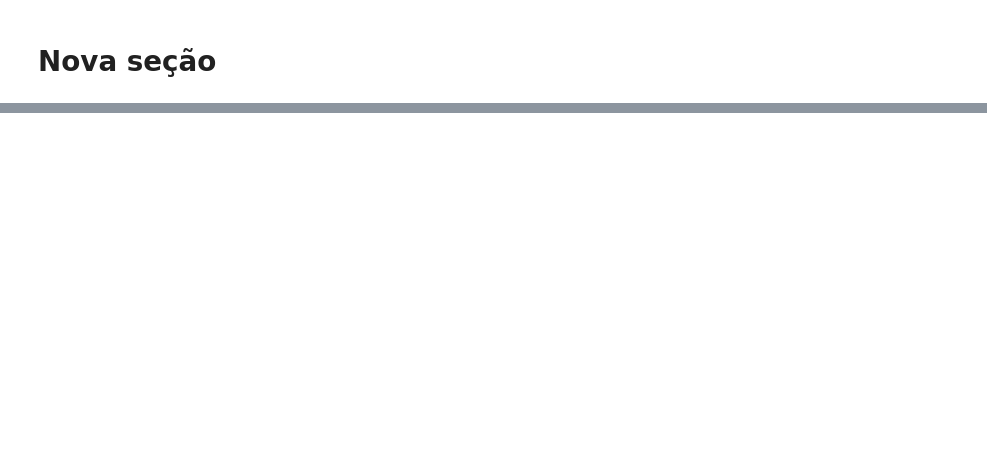
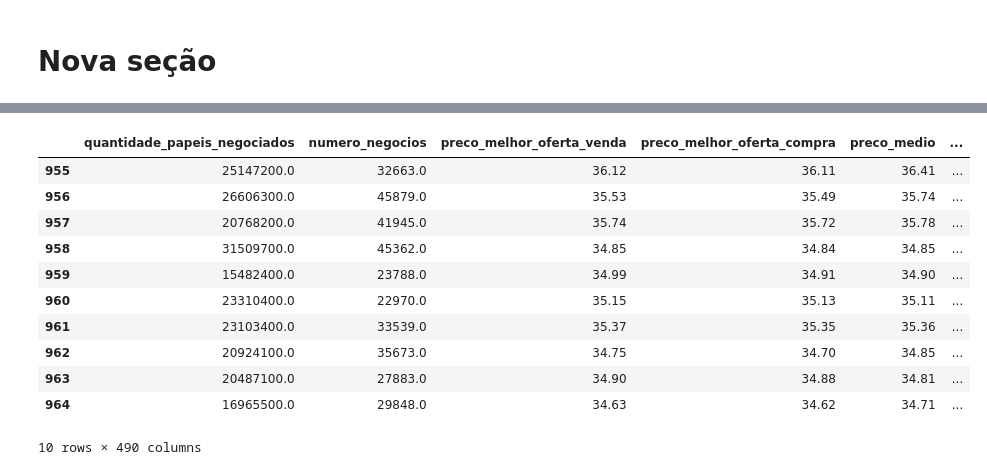
Before and after one commit to MatheusHenriqueDaSilva/data_science, a Jupyter notebook: Untitled11.ipynb, the cells around one changed output, grey strips where cells are left out. Cells and saved outputs as stored; diff of their text form; code cells hidden in the pictures; blank space fills up the shorter version.

```diff
--- a/Untitled11.ipynb
+++ b/Untitled11.ipynb
@@ -157,2 +163,77 @@ data_itub4_clean.head()
+# %%
+
+for i in lista_spec:
+  data_itub4_clean[f'max20_{i}'] = data_itub4_clean[f'{i}'].shift(0).rolling(window=20).max().fillna(0)
+  data_itub4_clean[f'max60_{i}'] = data_itub4_clean[f'{i}'].shift(0).rolling(window=60).max().fillna(0)
+  data_itub4_clean[f'max120_{i}'] = data_itub4_clean[f'{i}'].shift(0).rolling(window=120).max().fillna(0)
+  data_itub4_clean[f'max240_{i}'] = data_itub4_clean[f'{i}'].shift(0).rolling(window=240).max().fillna(0)
+  data_itub4_clean[f'max480_{i}'] = data_itub4_clean[f'{i}'].shift(0).rolling(window=480).max().fillna(0)
+  data_itub4_clean[f'max720_{i}'] = data_itub4_clean[f'{i}'].shift(0).rolling(window=720).max().fillna(0)
+
+  data_itub4_clean[f'min20_{i}'] = data_itub4_clean[f'{i}'].shift(0).rolling(window=20).min().fillna(0)
+  data_itub4_clean[f'min60_{i}'] = data_itub4_clean[f'{i}'].shift(0).rolling(window=60).min().fillna(0)
+  data_itub4_clean[f'min120_{i}'] = data_itub4_clean[f'{i}'].shift(0).rolling(window=120).min().fillna(0)
+  data_itub4_clean[f'min240_{i}'] = data_itub4_clean[f'{i}'].shift(0).rolling(window=240).min().fillna(0)
+  data_itub4_clean[f'min480_{i}'] = data_itub4_clean[f'{i}'].shift(0).rolling(window=480).min().fillna(0)
+  data_itub4_clean[f'min720_{i}'] = data_itub4_clean[f'{i}'].shift(0).rolling(window=720).min().fillna(0)
+
+  data_itub4_clean[f'media20_{i}'] = data_itub4_clean[f'{i}'].shift(0).rolling(window=20).mean().fillna(0)
+  data_itub4_clean[f'media60_{i}'] = data_itub4_clean[f'{i}'].shift(0).rolling(window=60).mean().fillna(0)
+  data_itub4_clean[f'media120_{i}'] = data_itub4_clean[f'{i}'].shift(0).rolling(window=120).mean().fillna(0)
+  data_itub4_clean[f'media240_{i}'] = data_itub4_clean[f'{i}'].shift(0).rolling(window=240).mean().fillna(0)
+  data_itub4_clean[f'media480_{i}'] = data_itub4_clean[f'{i}'].shift(0).rolling(window=480).mean().fillna(0)
+  data_itub4_clean[f'media720_{i}'] = data_itub4_clean[f'{i}'].shift(0).rolling(window=720).mean().fillna(0)
+
+data_itub4_clean = data_itub4_clean.iloc[721:,:].reset_index(drop=True)
+
+for i in lista_spec:
+  data_itub4_clean[f'razmax20_60_{i}'] = data_itub4_clean[f'max20_{i}']/data_itub4_clean[f'max60_{i}']
+  data_itub4_clean[f'razmax60_120_{i}'] = data_itub4_clean[f'max60_{i}']/data_itub4_clean[f'max120_{i}']
+  data_itub4_clean[f'razmax120_240_{i}'] = data_itub4_clean[f'max120_{i}']/data_itub4_clean[f'max240_{i}']
+  data_itub4_clean[f'razmax240_480_{i}'] = data_itub4_clean[f'max240_{i}']/data_itub4_clean[f'max480_{i}']
+  data_itub4_clean[f'razmax20_120_{i}'] = data_itub4_clean[f'max20_{i}']/data_itub4_clean[f'max120_{i}']
+  data_itub4_clean[f'razmax60_240{i}'] = data_itub4_clean[f'max60_{i}']/data_itub4_clean[f'max240_{i}']
+  data_itub4_clean[f'razmax120_480{i}'] = data_itub4_clean[f'max120_{i}']/data_itub4_clean[f'max480_{i}']
+  data_itub4_clean[f'razmax20_240{i}'] = data_itub4_clean[f'max20_{i}']/data_itub4_clean[f'max240_{i}']
+  data_itub4_clean[f'razmax60_480{i}'] = data_itub4_clean[f'max60_{i}']/data_itub4_clean[f'max480_{i}']
+  data_itub4_clean[f'razmax20_480{i}'] = data_itub4_clean[f'max20_{i}']/data_itub4_clean[f'max480_{i}']
+
+  data_itub4_clean[f'razmin20_60_{i}'] = data_itub4_clean[f'min20_{i}']/data_itub4_clean[f'min60_{i}']
+  data_itub4_clean[f'razmin60_120_{i}'] = data_itub4_clean[f'min60_{i}']/data_itub4_clean[f'min120_{i}']
+  data_itub4_clean[f'razmin120_240_{i}'] = data_itub4_clean[f'min120_{i}']/data_itub4_clean[f'min240_{i}']
+  data_itub4_clean[f'razmin240_480_{i}'] = data_itub4_clean[f'min240_{i}']/data_itub4_clean[f'min480_{i}']
+  data_itub4_clean[f'razmin20_120_{i}'] = data_itub4_clean[f'min20_{i}']/data_itub4_clean[f'min120_{i}']
+  data_itub4_clean[f'razmin60_240{i}'] = data_itub4_clean[f'min60_{i}']/data_itub4_clean[f'min240_{i}']
+  data_itub4_clean[f'razmin120_480{i}'] = data_itub4_clean[f'min120_{i}']/data_itub4_clean[f'min480_{i}']
+  data_itub4_clean[f'razmin20_240{i}'] = data_itub4_clean[f'min20_{i}']/data_itub4_clean[f'min240_{i}']
+  data_itub4_clean[f'razmin60_480{i}'] = data_itub4_clean[f'min60_{i}']/data_itub4_clean[f'min480_{i}']
+  data_itub4_clean[f'razmin20_480{i}'] = data_itub4_clean[f'min20_{i}']/data_itub4_clean[f'min480_{i}']
+
+  data_itub4_clean[f'razmedia20_60_{i}'] = data_itub4_clean[f'media20_{i}']/data_itub4_clean[f'media60_{i}']
+  data_itub4_clean[f'razmedia60_120_{i}'] = data_itub4_clean[f'media60_{i}']/data_itub4_clean[f'media120_{i}']
+  data_itub4_clean[f'razmedia120_240_{i}'] = data_itub4_clean[f'media120_{i}']/data_itub4_clean[f'media240_{i}']
+  data_itub4_clean[f'razmedia240_480_{i}'] = data_itub4_clean[f'media240_{i}']/data_itub4_clean[f'media480_{i}']
+  data_itub4_clean[f'razmedia20_120_{i}'] = data_itub4_clean[f'media20_{i}']/data_itub4_clean[f'media120_{i}']
+  data_itub4_clean[f'razmedia60_240{i}'] = data_itub4_clean[f'media60_{i}']/data_itub4_clean[f'media240_{i}']
+  data_itub4_clean[f'razmedia120_480{i}'] = data_itub4_clean[f'media120_{i}']/data_itub4_clean[f'media480_{i}']
+  data_itub4_clean[f'razmedia20_240{i}'] = data_itub4_clean[f'media20_{i}']/data_itub4_clean[f'media240_{i}']
+  data_itub4_clean[f'razmedia60_480{i}'] = data_itub4_clean[f'media60_{i}']/data_itub4_clean[f'media480_{i}']
+  data_itub4_clean[f'razmedia20_480{i}'] = data_itub4_clean[f'media20_{i}']/data_itub4_clean[f'media480_{i}']
+
+#.sort_values(by='data_pregao')
+data_itub4_clean.tail(10)
+# %% [output]
+|  | quantidade_papeis_negociados | numero_negocios | preco_melhor_oferta_venda | preco_melhor_oferta_compra | preco_medio | ... |
+| 955 | 25147200.0 | 32663.0 | 36.12 | 36.11 | 36.41 | ... |
+| 956 | 26606300.0 | 45879.0 | 35.53 | 35.49 | 35.74 | ... |
+| 957 | 20768200.0 | 41945.0 | 35.74 | 35.72 | 35.78 | ... |
+| 958 | 31509700.0 | 45362.0 | 34.85 | 34.84 | 34.85 | ... |
+| 959 | 15482400.0 | 23788.0 | 34.99 | 34.91 | 34.90 | ... |
+| 960 | 23310400.0 | 22970.0 | 35.15 | 35.13 | 35.11 | ... |
+| 961 | 23103400.0 | 33539.0 | 35.37 | 35.35 | 35.36 | ... |
+| 962 | 20924100.0 | 35673.0 | 34.75 | 34.70 | 34.85 | ... |
+| 963 | 20487100.0 | 27883.0 | 34.90 | 34.88 | 34.81 | ... |
+| 964 | 16965500.0 | 29848.0 | 34.63 | 34.62 | 34.71 | ... |
+10 rows × 490 columns
 # %%
 metadados = generate_metadata(data_itub4_clean)
```
Also changed, not shown: parts of 8 cells of this notebook.
